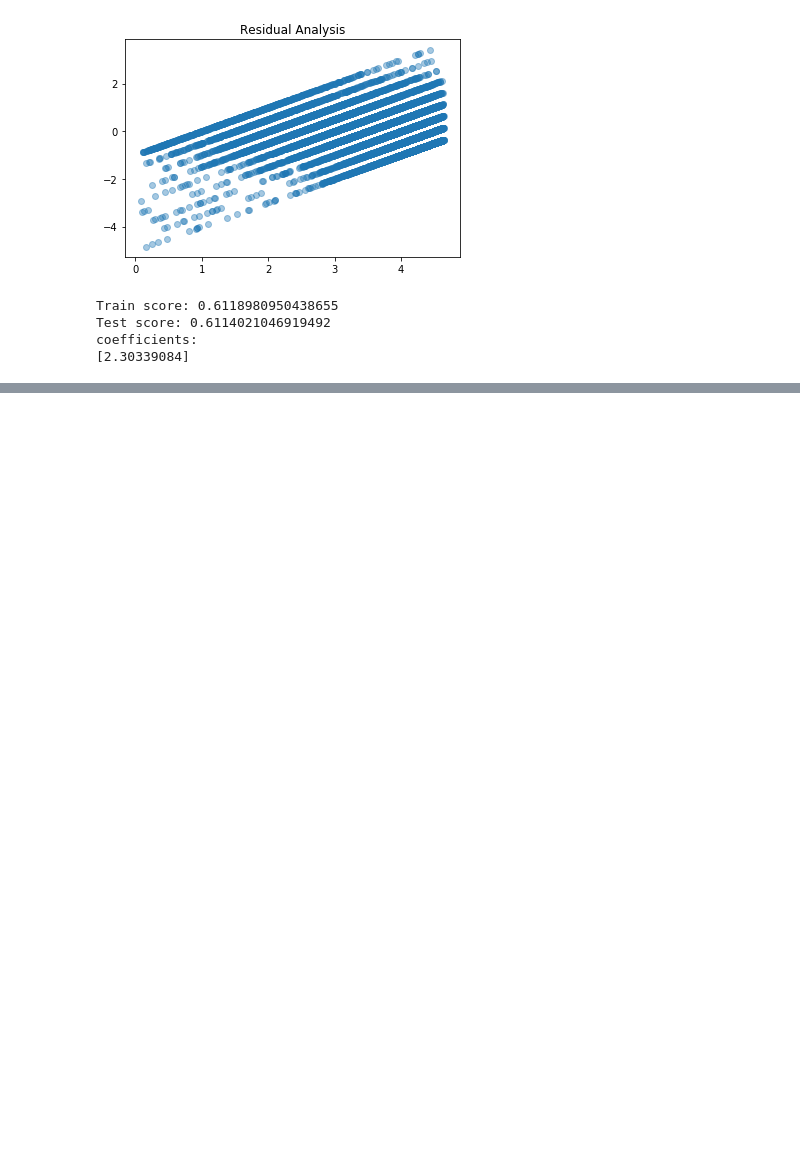
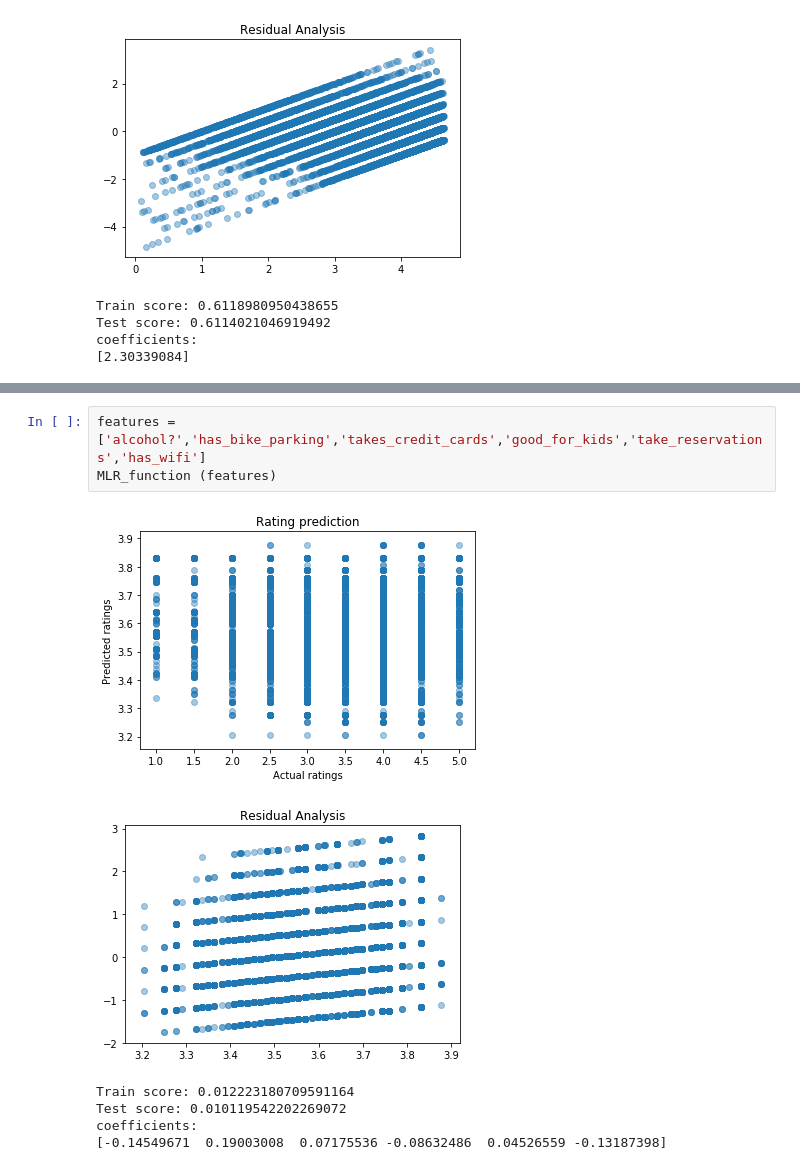
Before and after one commit to amirap/Machine-Learning, a Jupyter notebook: 06 ML_MultipleLinearRegression_YelpResturantStarPrediction.ipynb, the cells around one changed output, grey strips where cells are left out. Saved outputs shown, nothing was run; the diff lists cells and outputs as text; blank space fills up the shorter version.

```diff
--- a/06 ML_MultipleLinearRegression_YelpResturantStarPrediction.ipynb
+++ b/06 ML_MultipleLinearRegression_YelpResturantStarPrediction.ipynb
@@ -263,3 +265,13 @@ Train score: 0.6520510292564032
 Test score: 0.6495675480094902
 coefficients:
 [ 2.24303031e+00 -5.97830018e-04 -1.52099368e-04]
+# %%
+features = ['alcohol?','has_bike_parking','takes_credit_cards','good_for_kids','take_reservations','has_wifi']
+MLR_function (features)
+# %% [output]
+[figure, added]
+[figure, added]
+Train score: 0.012223180709591164
+Test score: 0.010119542202269072
+coefficients:
+[-0.14549671  0.19003008  0.07175536 -0.08632486  0.04526559 -0.13187398]
```
Also changed, not shown: parts of 15 cells of this notebook.
